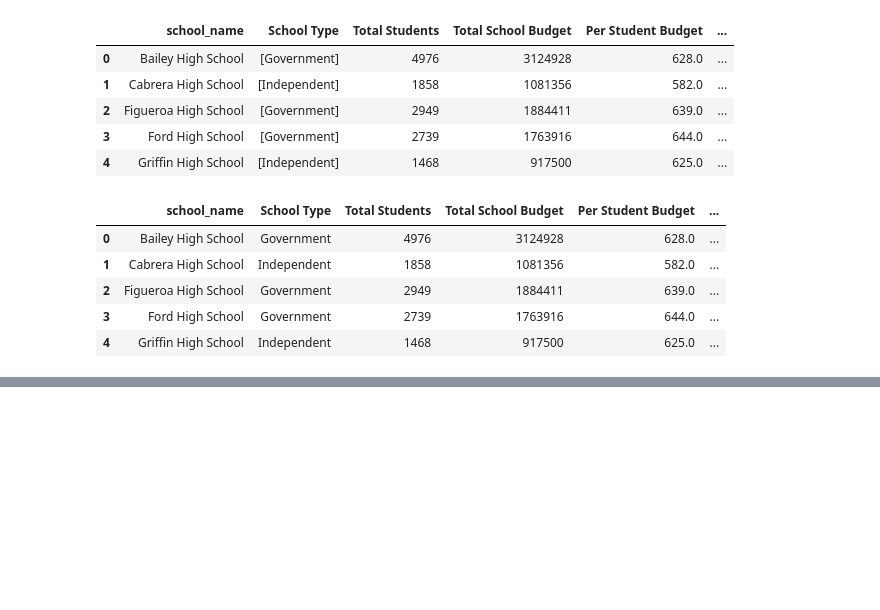
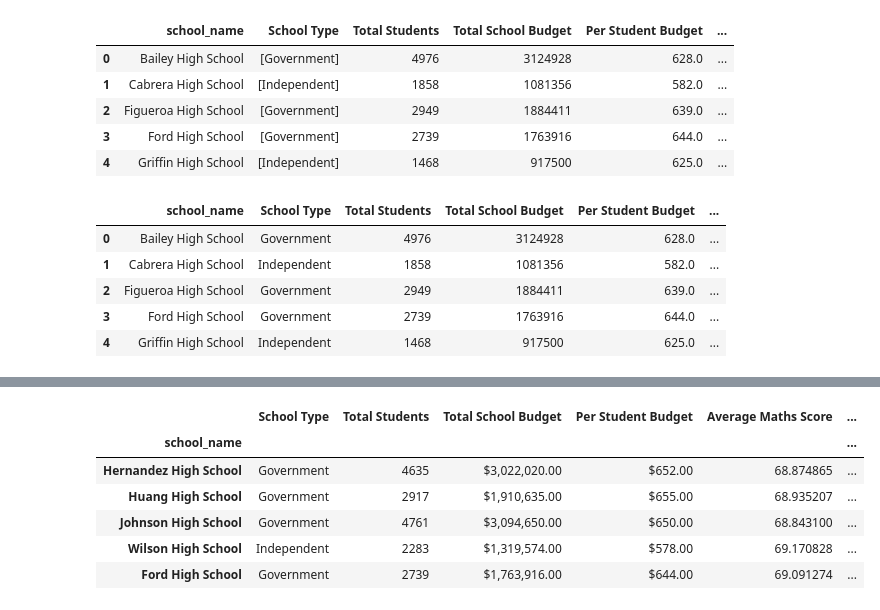
Before and after one commit to shanCH3n/pandas-challenge, a Jupyter notebook: PyCitySchools_MAIN.ipynb, the cells around one changed output, grey strips where cells are left out. Drawn from its saved outputs; the diff is of its cells as text; code cells hidden in the pictures; blank space fills up the shorter version.

```diff
--- a/PyCitySchools_MAIN.ipynb
+++ b/PyCitySchools_MAIN.ipynb
@@ -669,0 +723,13 @@ penu_summary2.head()
+# %%
+#Sort and display the five worst performing schools by % Overall Passing.
+
+bottom_schools = per_school_summary.sort_values("% Overall Passing")
+bottom_schools.head()
+# %% [output]
+|  | School Type | Total Students | Total School Budget | Per Student Budget | Average Maths Score | ... |
+| school_name |  |  |  |  |  | ... |
+| Hernandez High School | Government | 4635 | $3,022,020.00 | $652.00 | 68.874865 | ... |
+| Huang High School | Government | 2917 | $1,910,635.00 | $655.00 | 68.935207 | ... |
+| Johnson High School | Government | 4761 | $3,094,650.00 | $650.00 | 68.843100 | ... |
+| Wilson High School | Independent | 2283 | $1,319,574.00 | $578.00 | 69.170828 | ... |
+| Ford High School | Government | 2739 | $1,763,916.00 | $644.00 | 69.091274 | ... |
```
Also changed, not shown: parts of 4 cells of this notebook.
